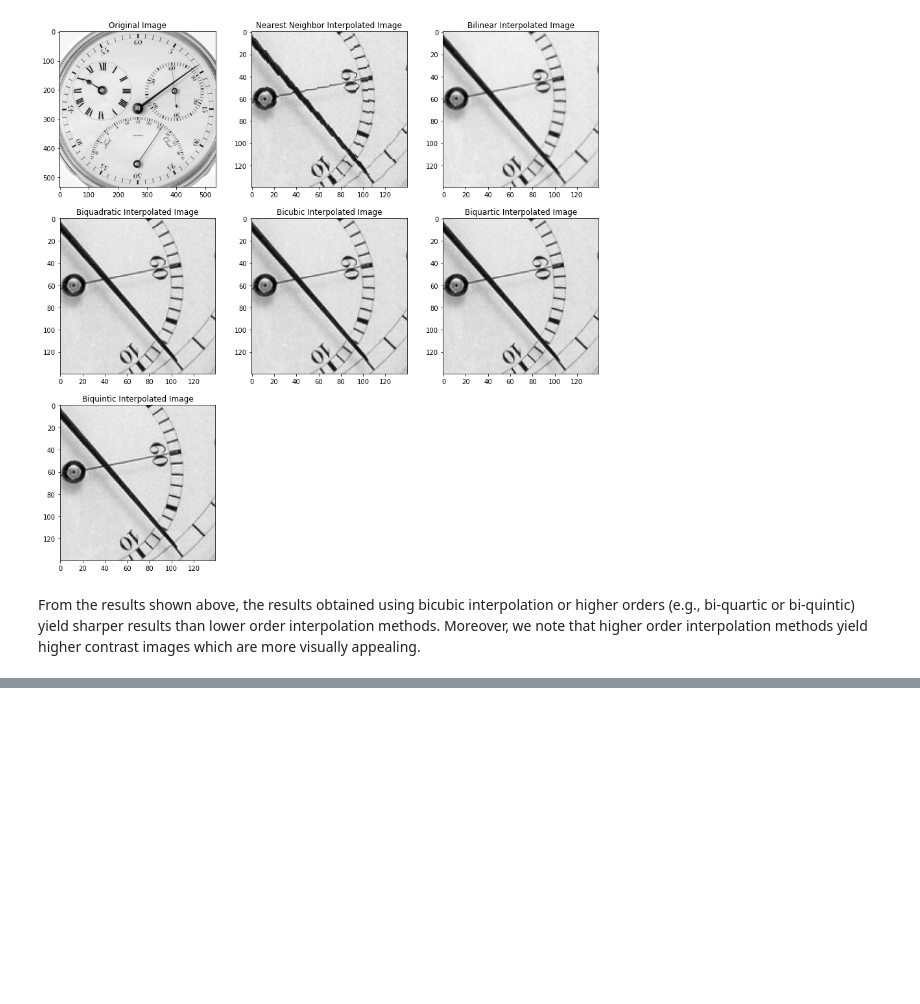
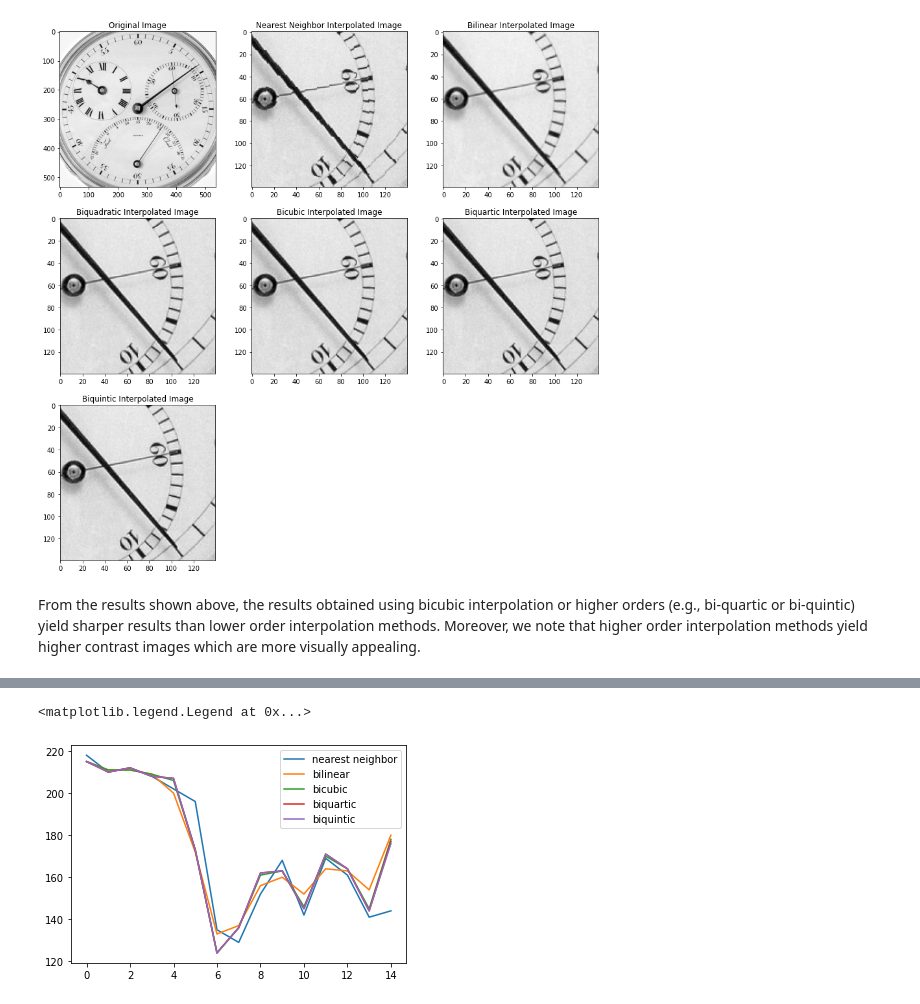
Before and after one commit to ecolon08/Digital-Image-Processing, a Jupyter notebook: Transformations/ec_dip_transformations_01.ipynb, the cells around one changed output, grey strips where cells are left out. Saved outputs shown, nothing was run; the diff lists cells and outputs as text; code cells hidden in the pictures; blank space fills up the shorter version.

```diff
--- a/Transformations/ec_dip_transformations_01.ipynb
+++ b/Transformations/ec_dip_transformations_01.ipynb
@@ -483,0 +499,12 @@ interpolation methods yield higher contrast images which are more visually appea
+# %%
+cropped = img_chr_bicubic[55:70, 105].reshape(-1,1)
+fig_pix, ax_pix = plt.subplots(1,1)
+ax_pix.plot(img_chr_near_neig[55:70, 105].reshape(-1,1),label='nearest neighbor')
+ax_pix.plot(img_chr_bilin[55:70, 105].reshape(-1,1),label='bilinear')
+ax_pix.plot(img_chr_bicubic[55:70, 105].reshape(-1,1),label='bicubic')
+ax_pix.plot(img_chr_biquartic[55:70, 105].reshape(-1,1),label='biquartic')
+ax_pix.plot(img_chr_biquintic[55:70, 105].reshape(-1,1),label='biquintic')
+ax_pix.legend()
+# %% [output]
+<matplotlib.legend.Legend at 0x...>
+[figure, added]
```
Also changed, not shown: parts of 4 cells of this notebook.
